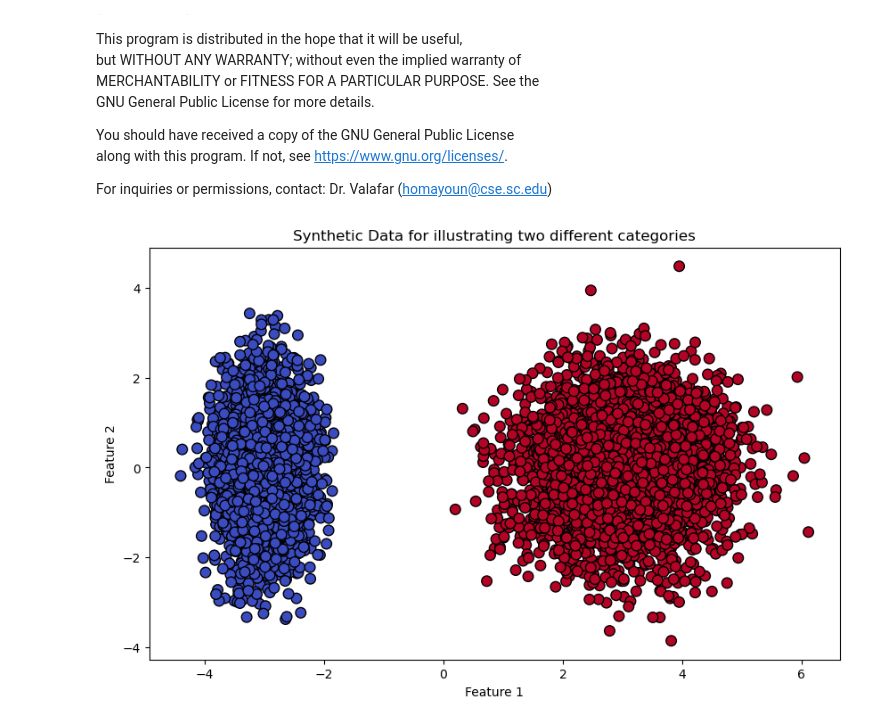
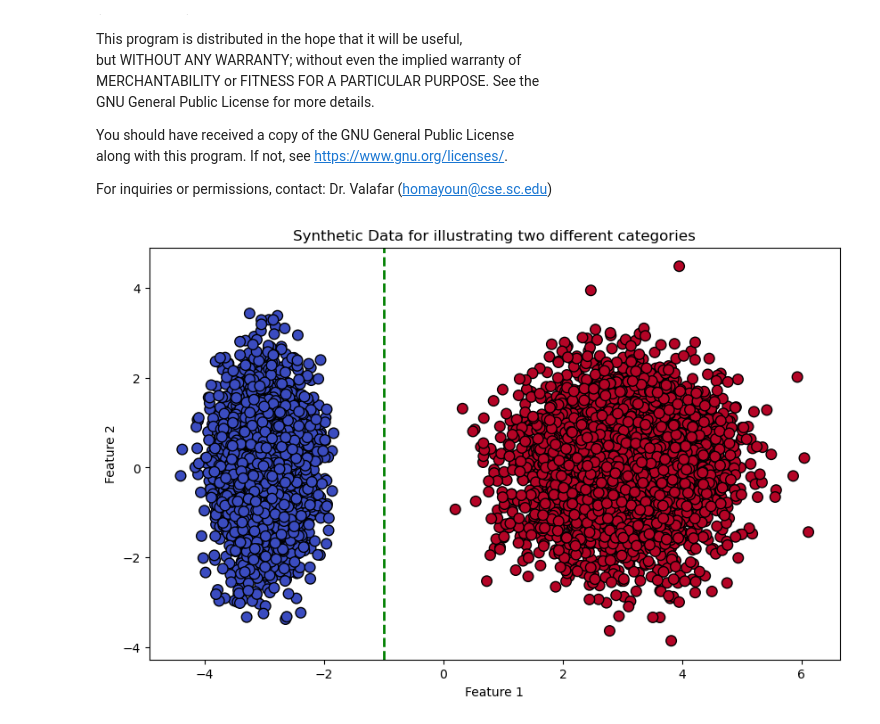
Before and after one commit to KubaJerz/VLab_AI_ML_Training, a Jupyter notebook: AI_not_ML/AI_not_ML.ipynb, the cells around one changed output. Cells and saved outputs as stored; diff of their text form; code cells hidden in the pictures.

```diff
--- a/AI_not_ML/AI_not_ML.ipynb
+++ b/AI_not_ML/AI_not_ML.ipynb
@@ -47,14 +47,15 @@ X, y = make_classification(
 # %%
 # Plot the generated dataset
 plt.figure(figsize=(10, 6))
 plt.scatter(X[:, 0], X[:, 1], c=y, cmap='coolwarm', marker='o', edgecolor='k', s=70)
 plt.title("Synthetic Data for illustrating two different categories")
 plt.xlabel("Feature 1")
 plt.ylabel("Feature 2")
+plt.axvline(x=-1, color='green', linestyle='--', linewidth=2) # This is our boundary decision.
 # plt.legend()
 plt.show()
 # %% [output]
-[figure, old version]
+[figure, new version]
 # %%
 Var1 = float(input("Please enter feature1 for an unknown point: "))
 Var2 = float(input("Please enter feature2 for an unknown point: "))
```
Also changed, not shown: parts of 1 cell of this notebook, 2 other files.
